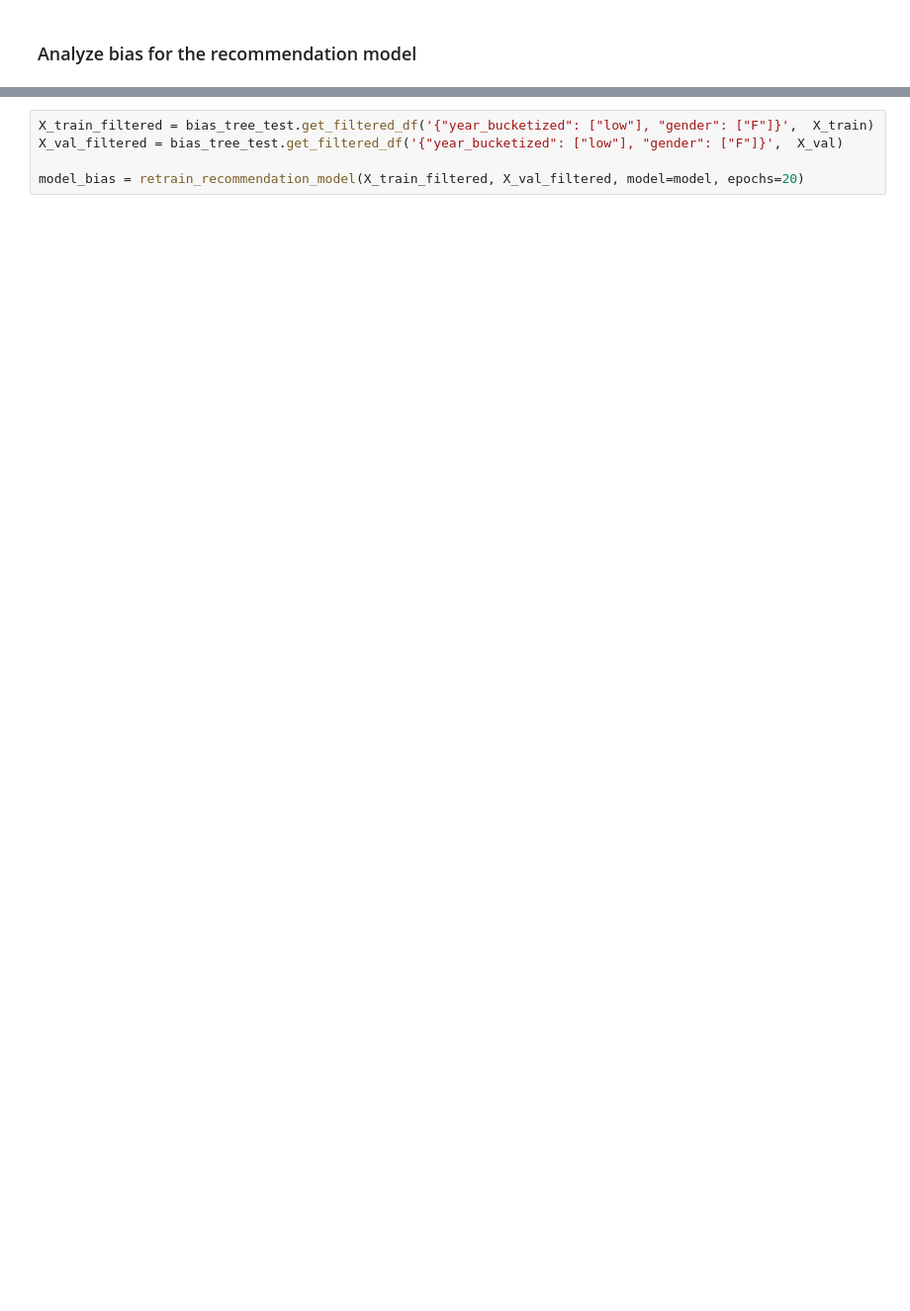
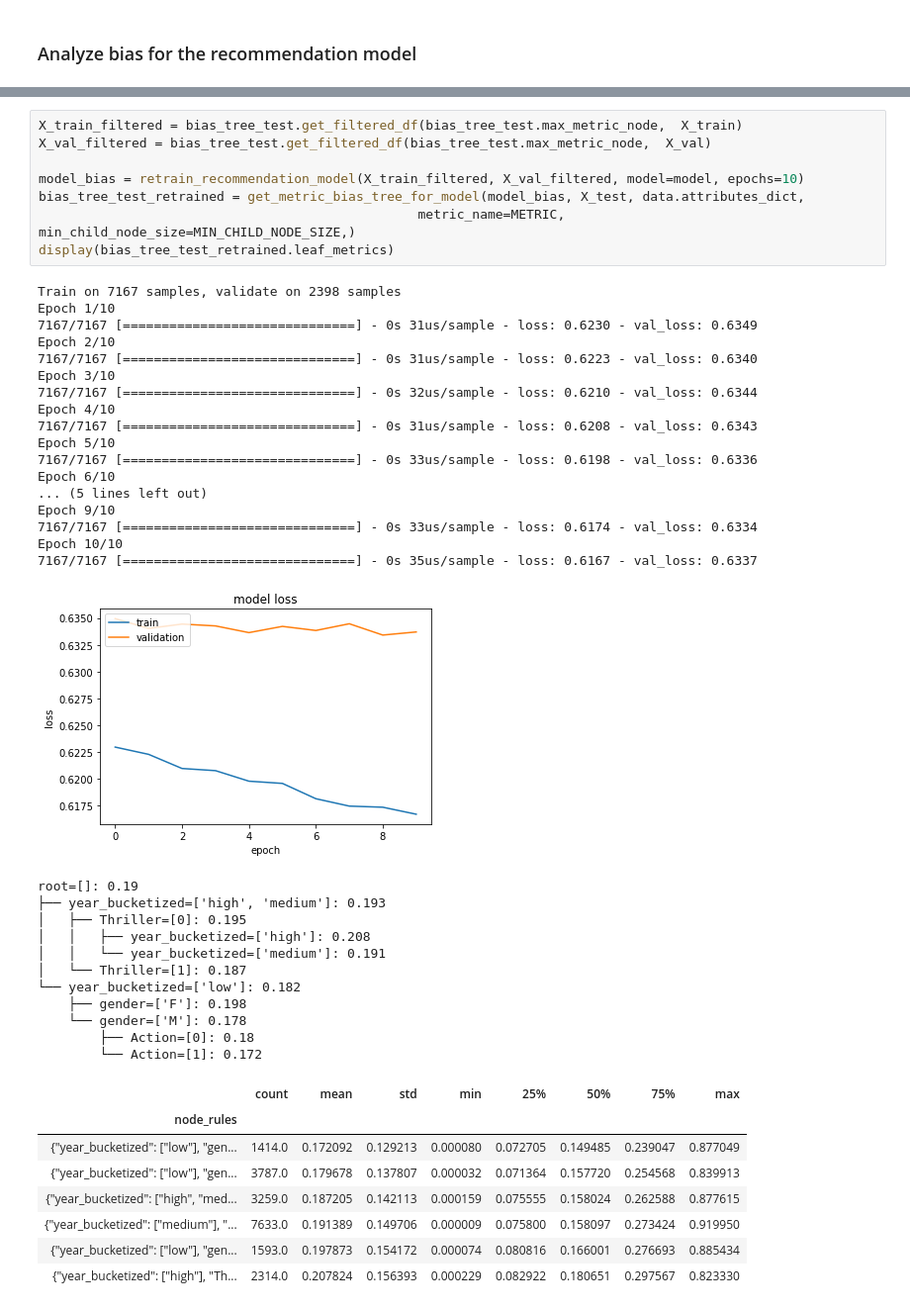
Before and after one commit to JoannaMisztalRadecka/recommendation-bias-detection, a Jupyter notebook: Bias detection for Matrix Factorization.ipynb, the cells around one changed output, grey strips where cells are left out. Shown at 99% size. Saved outputs shown, nothing was run; the diff lists cells and outputs as text; blank space fills up the shorter version.

```diff
--- a/Bias detection for Matrix Factorization.ipynb
+++ b/Bias detection for Matrix Factorization.ipynb
@@ -29,5 +77,46 @@ print(bias_tree_test.max_metric_node, round(bias_tree_test.max_metric_value, 3))
 # %%
-X_train_filtered = bias_tree_test.get_filtered_df('{"year_bucketized": ["low"], "gender": ["F"]}',  X_train)
-X_val_filtered = bias_tree_test.get_filtered_df('{"year_bucketized": ["low"], "gender": ["F"]}',  X_val)
+X_train_filtered = bias_tree_test.get_filtered_df(bias_tree_test.max_metric_node,  X_train)
+X_val_filtered = bias_tree_test.get_filtered_df(bias_tree_test.max_metric_node,  X_val)
 
-model_bias = retrain_recommendation_model(X_train_filtered, X_val_filtered, model=model, epochs=20)
+model_bias = retrain_recommendation_model(X_train_filtered, X_val_filtered, model=model, epochs=10)
+bias_tree_test_retrained = get_metric_bias_tree_for_model(model_bias, X_test, data.attributes_dict,
+                                                 metric_name=METRIC, min_child_node_size=MIN_CHILD_NODE_SIZE,)
+display(bias_tree_test_retrained.leaf_metrics)
+# %% [output]
+Train on 7167 samples, validate on 2398 samples
+Epoch 1/10
+7167/7167 [==============================] - 0s 31us/sample - loss: 0.6230 - val_loss: 0.6349
+Epoch 2/10
+7167/7167 [==============================] - 0s 31us/sample - loss: 0.6223 - val_loss: 0.6340
+Epoch 3/10
+7167/7167 [==============================] - 0s 32us/sample - loss: 0.6210 - val_loss: 0.6344
+Epoch 4/10
+7167/7167 [==============================] - 0s 31us/sample - loss: 0.6208 - val_loss: 0.6343
+Epoch 5/10
+7167/7167 [==============================] - 0s 33us/sample - loss: 0.6198 - val_loss: 0.6336
+Epoch 6/10
+... (5 lines left out)
+Epoch 9/10
+7167/7167 [==============================] - 0s 33us/sample - loss: 0.6174 - val_loss: 0.6334
+Epoch 10/10
+7167/7167 [==============================] - 0s 35us/sample - loss: 0.6167 - val_loss: 0.6337
+[figure, added]
+root=[]: 0.19
+├── year_bucketized=['high', 'medium']: 0.193
+│   ├── Thriller=[0]: 0.195
+│   │   ├── year_bucketized=['high']: 0.208
+│   │   └── year_bucketized=['medium']: 0.191
+│   └── Thriller=[1]: 0.187
+└── year_bucketized=['low']: 0.182
+    ├── gender=['F']: 0.198
+    └── gender=['M']: 0.178
+        ├── Action=[0]: 0.18
+        └── Action=[1]: 0.172
+|  | count | mean | std | min | 25% | 50% | 75% | max |
+| node_rules |  |  |  |  |  |  |  |  |
+| {"year_bucketized": ["low"], "gen... | 1414.0 | 0.172092 | 0.129213 | 0.000080 | 0.072705 | 0.149485 | 0.239047 | 0.877049 |
+| {"year_bucketized": ["low"], "gen... | 3787.0 | 0.179678 | 0.137807 | 0.000032 | 0.071364 | 0.157720 | 0.254568 | 0.839913 |
+| {"year_bucketized": ["high", "med... | 3259.0 | 0.187205 | 0.142113 | 0.000159 | 0.075555 | 0.158024 | 0.262588 | 0.877615 |
+| {"year_bucketized": ["medium"], "... | 7633.0 | 0.191389 | 0.149706 | 0.000009 | 0.075800 | 0.158097 | 0.273424 | 0.919950 |
+| {"year_bucketized": ["low"], "gen... | 1593.0 | 0.197873 | 0.154172 | 0.000074 | 0.080816 | 0.166001 | 0.276693 | 0.885434 |
+| {"year_bucketized": ["high"], "Th... | 2314.0 | 0.207824 | 0.156393 | 0.000229 | 0.082922 | 0.180651 | 0.297567 | 0.823330 |
```
Also changed, not shown: parts of 12 cells of this notebook, 2 other files.
